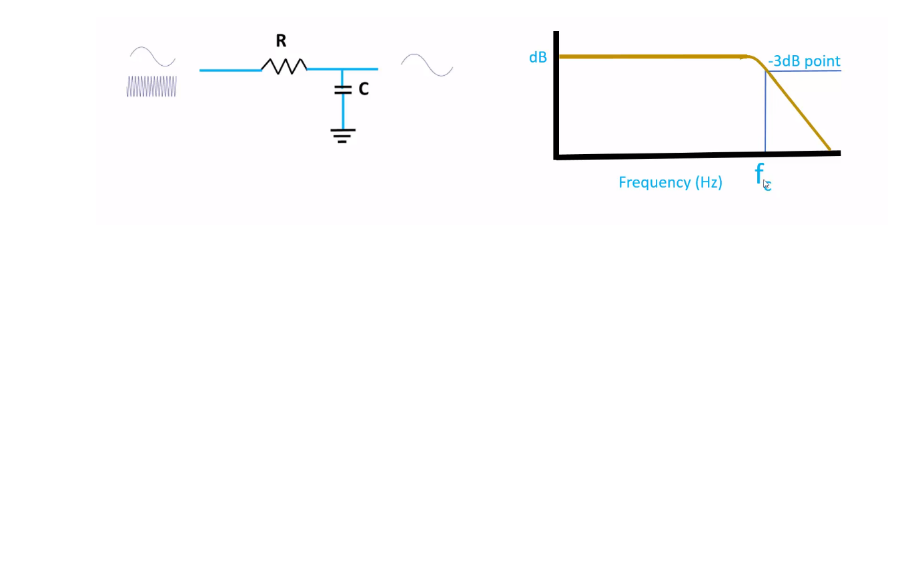
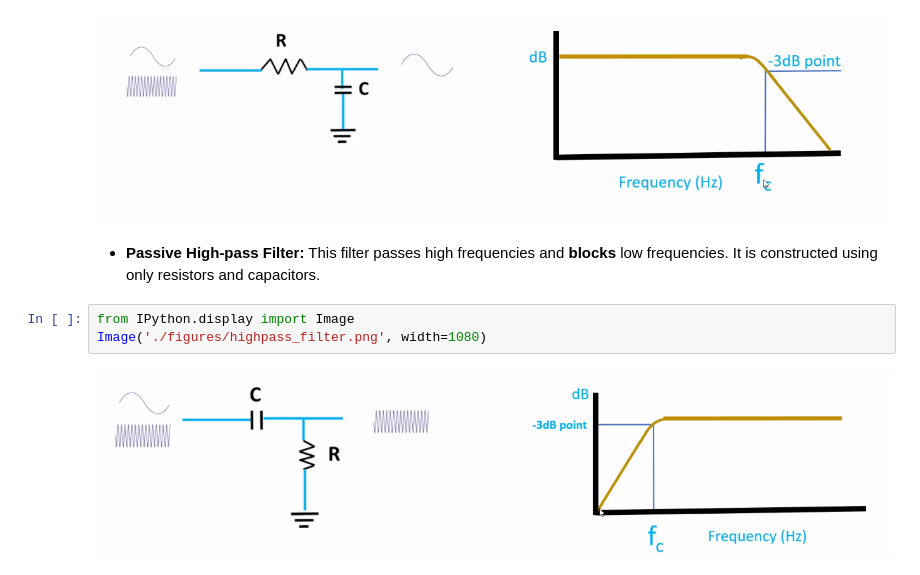
Before and after one commit to m-dougl/digital-signal-processing-course, a Jupyter notebook: 2.quantization_and_the_sampling_theorem.ipynb, the cells around one changed output. Cells and saved outputs as stored; diff of their text form; blank space fills up the shorter version.

Commit message:
analog filters theory

```diff
--- a/2.quantization_and_the_sampling_theorem.ipynb
+++ b/2.quantization_and_the_sampling_theorem.ipynb
@@ -33,3 +33,10 @@ from IPython.display import Image
 Image('./figures/lowpass_filter.png', width=1080)
 # %% [output]
 [figure]
+# %% [markdown]
++ **Passive High-pass Filter:** This filter passes high frequencies and **blocks** low frequencies. It is constructed using only resistors and capacitors.
+# %%
+from IPython.display import Image
+Image('./figures/highpass_filter.png', width=1080)
+# %% [output]
+[figure, added]
```
Also changed, not shown: parts of 3 cells of this notebook, 4 other files.
